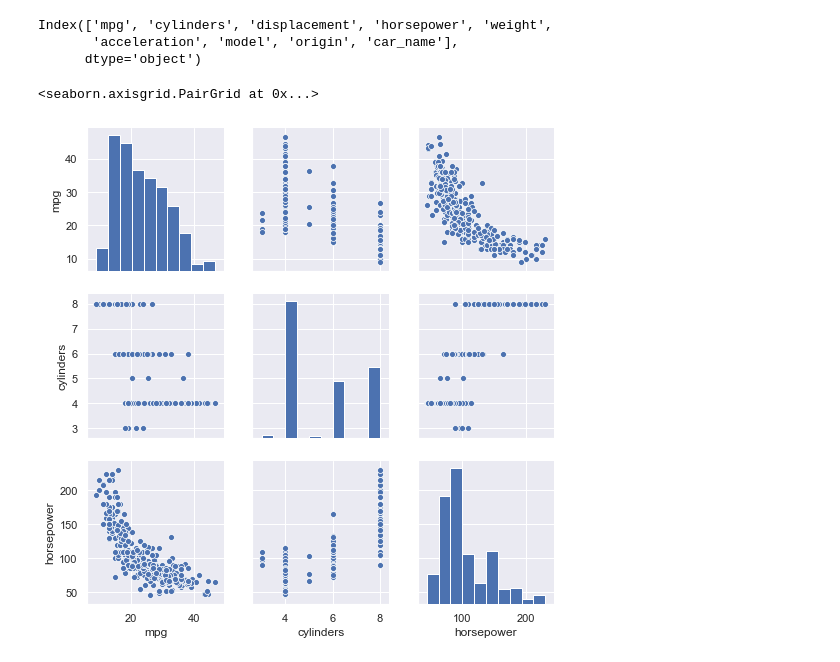
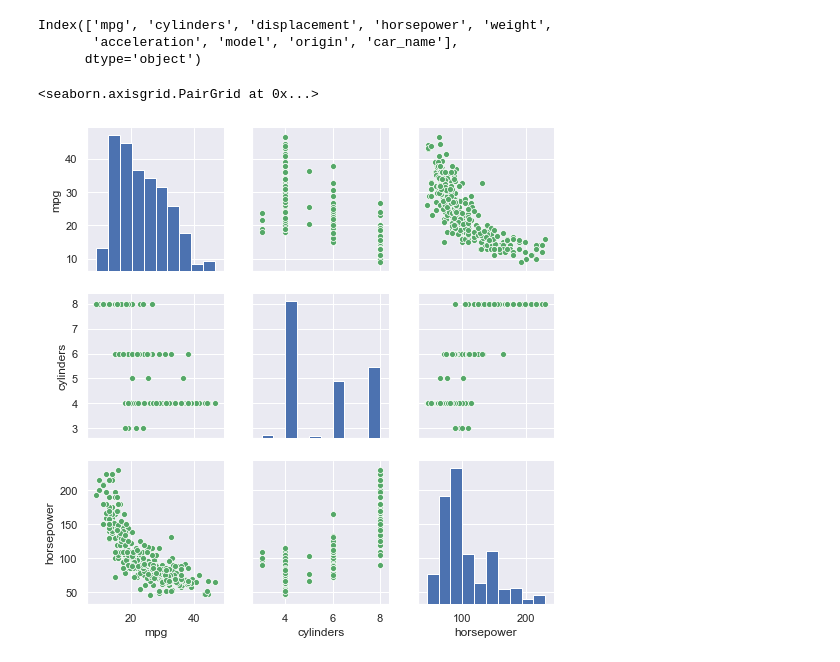
Before and after one commit to khwajajalal/INTRO-TO-DATA-ANALYSIS, a Jupyter notebook: car_seaborn.ipynb, the cells around one changed output. Saved outputs shown, nothing was run; the diff lists cells and outputs as text; code cells hidden in the pictures.

```diff
--- a/car_seaborn.ipynb
+++ b/car_seaborn.ipynb
@@ -131,7 +131,7 @@ Index(['mpg', 'cylinders', 'displacement', 'horsepower', 'weight',
        'acceleration', 'model', 'origin', 'car_name'],
       dtype='object')
 # %%
-sns.pairplot(cars[['mpg', 'cylinders', 'horsepower']])
+sns.pairplot(cars[['mpg', 'cylinders', 'horsepower']], plot_kws={'color': 'g'})
 # %% [output]
 <seaborn.axisgrid.PairGrid at 0x...>
-[figure, old version]
+[figure, new version]
```
